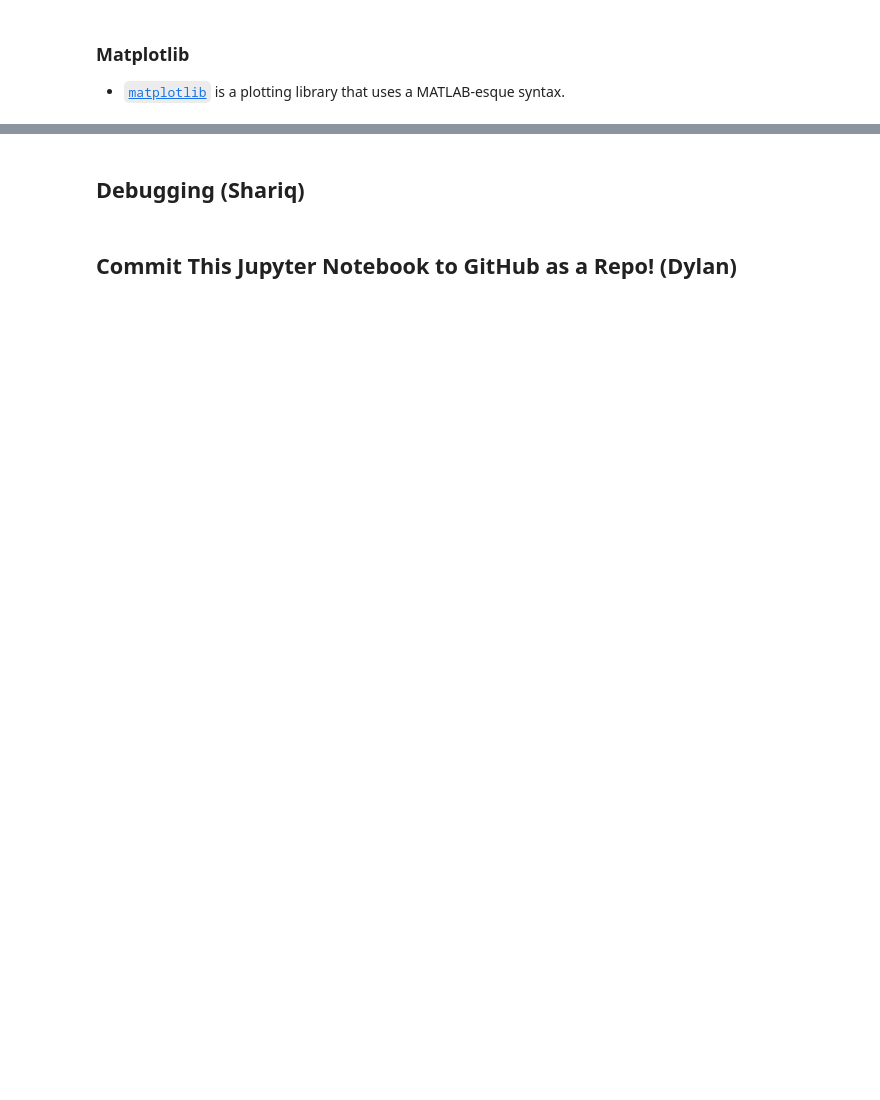
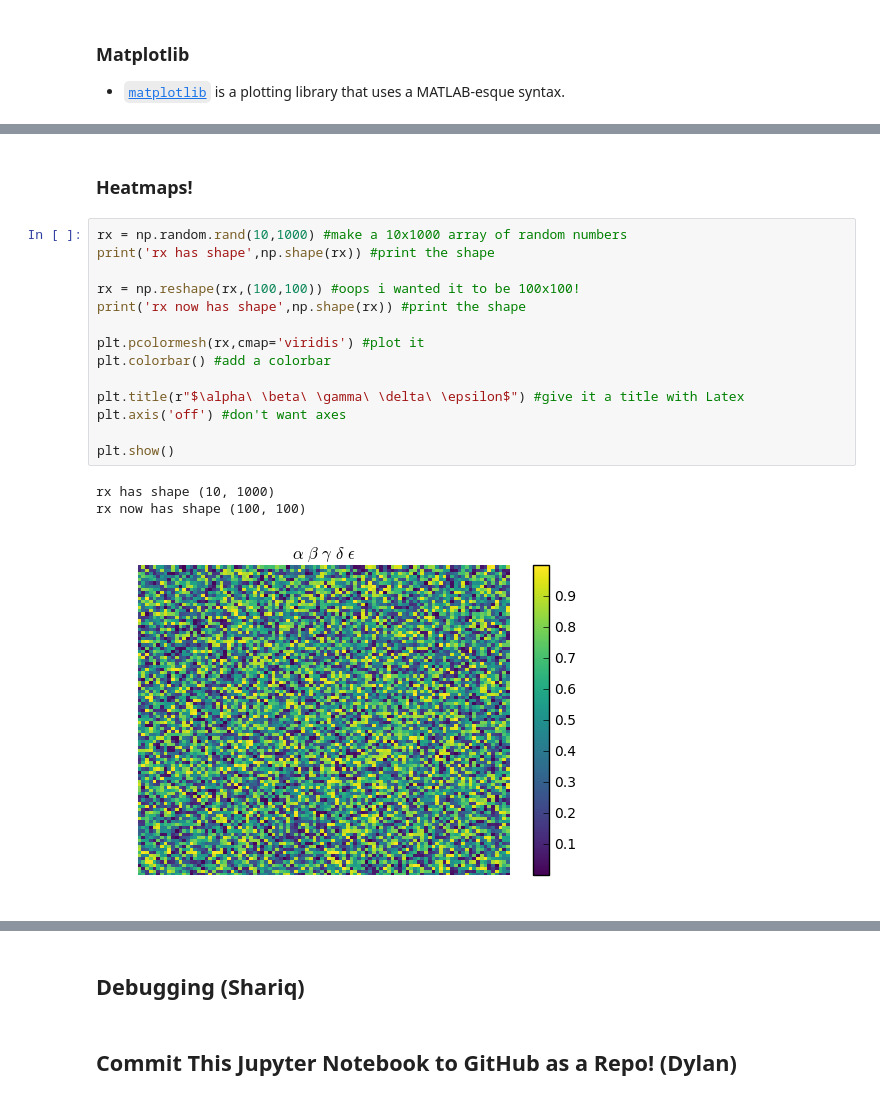
Before and after one commit to rctn/ComputationalWorkshops, a Jupyter notebook: Intro To Python & GitHub.ipynb, the cells around one changed output, grey strips where cells are left out. Cells and saved outputs as stored; diff of their text form; blank space fills up the shorter version.

```diff
--- a/Intro To Python & GitHub.ipynb
+++ b/Intro To Python & GitHub.ipynb
@@ -228,0 +297,20 @@ SyntaxError: keyword can't be an expression (<ipython-input-85-d79bad2c0cf8>, li
+# %% [markdown]
+###  Heatmaps!
+# %%
+rx = np.random.rand(10,1000) #make a 10x1000 array of random numbers
+print('rx has shape',np.shape(rx)) #print the shape
+
+rx = np.reshape(rx,(100,100)) #oops i wanted it to be 100x100!
+print('rx now has shape',np.shape(rx)) #print the shape
+
+plt.pcolormesh(rx,cmap='viridis') #plot it
+plt.colorbar() #add a colorbar
+
+plt.title(r"$\alpha\ \beta\ \gamma\ \delta\ \epsilon$") #give it a title with Latex
+plt.axis('off') #don't want axes
+
+plt.show()
+# %% [output]
+rx has shape (10, 1000)
+rx now has shape (100, 100)
+[figure, added]
```
Also changed, not shown: parts of 17 cells of this notebook, 1 other file.
